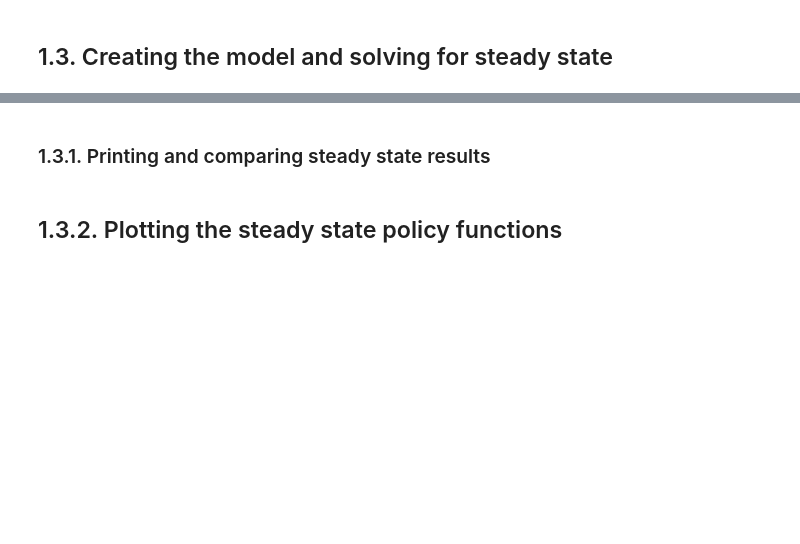
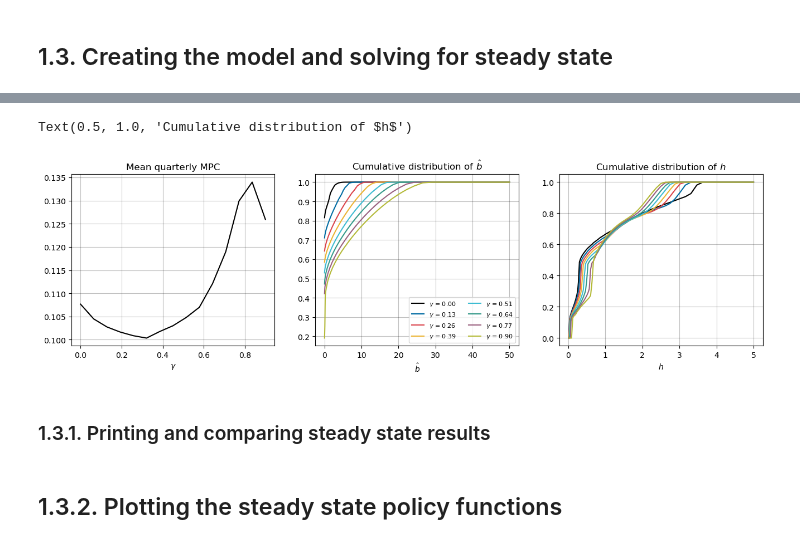
Before and after one commit to thom364e/sequence-jacobian, a Jupyter notebook: notebooks/housing_main_v2.ipynb, the cells around one changed output, grey strips where cells are left out. Drawn from its saved outputs; the diff is of its cells as text; code cells hidden in the pictures; blank space fills up the shorter version.

```diff
--- a/notebooks/housing_main_v2.ipynb
+++ b/notebooks/housing_main_v2.ipynb
@@ -116,3 +171,30 @@ print(f"Mean MPC: {mean_mpc}")
+# %%
+fig, ax = plt.subplots(1, 3, figsize=(16,4))
+ax = ax.flatten()
+
+ax[0].plot(gamma_list, mean_mpc_list)
+ax[0].set_xlabel(r'$\gamma$')
+ax[0].set_title('Mean quarterly MPC')
+
+for igam, gamma in enumerate(gamma_list):
+    if igam % 2 == 0:
+        ax[1].plot(ss.internals['hh_housecons']['b_bhat_grid'], bmargcum_list[igam, :], label = fr'$\gamma$ = {gamma:2.2f}')
+    # ax[1].plot(ss.internals['hh_housecons']['b_bhat_grid'], bmargcum_list[igam, :], label = fr'$\gamma$ = {gamma:2.2f}')
+ax[1].legend(ncols = 2, fontsize = 8)
+ax[1].set_xlabel(r'$\hat b$')
+ax[1].set_title('Cumulative distribution of $\hat b$')
+
+for igam, gamma in enumerate(gamma_list):
+    if igam % 2 == 0:
+        ax[2].plot(ss.internals['hh_housecons']['h_bhat_grid'], hmargcum_list[igam, :], label = fr'$\gamma$ = {gamma:2.2f}')
+    # ax[2].plot(ss.internals['hh_housecons']['h_bhat_grid'], hmargcum_list[igam, :], label = fr'$\gamma$ = {gamma:2.2f}')
+# ax[2].legend(ncols = 2, fontsize = 8)
+ax[2].set_xlabel(r'$h$')
+ax[2].set_title('Cumulative distribution of $h$')
+# ax[2].set_xlim(0, 1)
+# %% [output]
+Text(0.5, 1.0, 'Cumulative distribution of $h$')
+[figure, added]
 # %%
 # solve for steady state in a low leverage economy with gamma = 0.4
 calibration_lowlev = calibration.copy()
```
Also changed, not shown: parts of 17 cells of this notebook, 1 other file.
